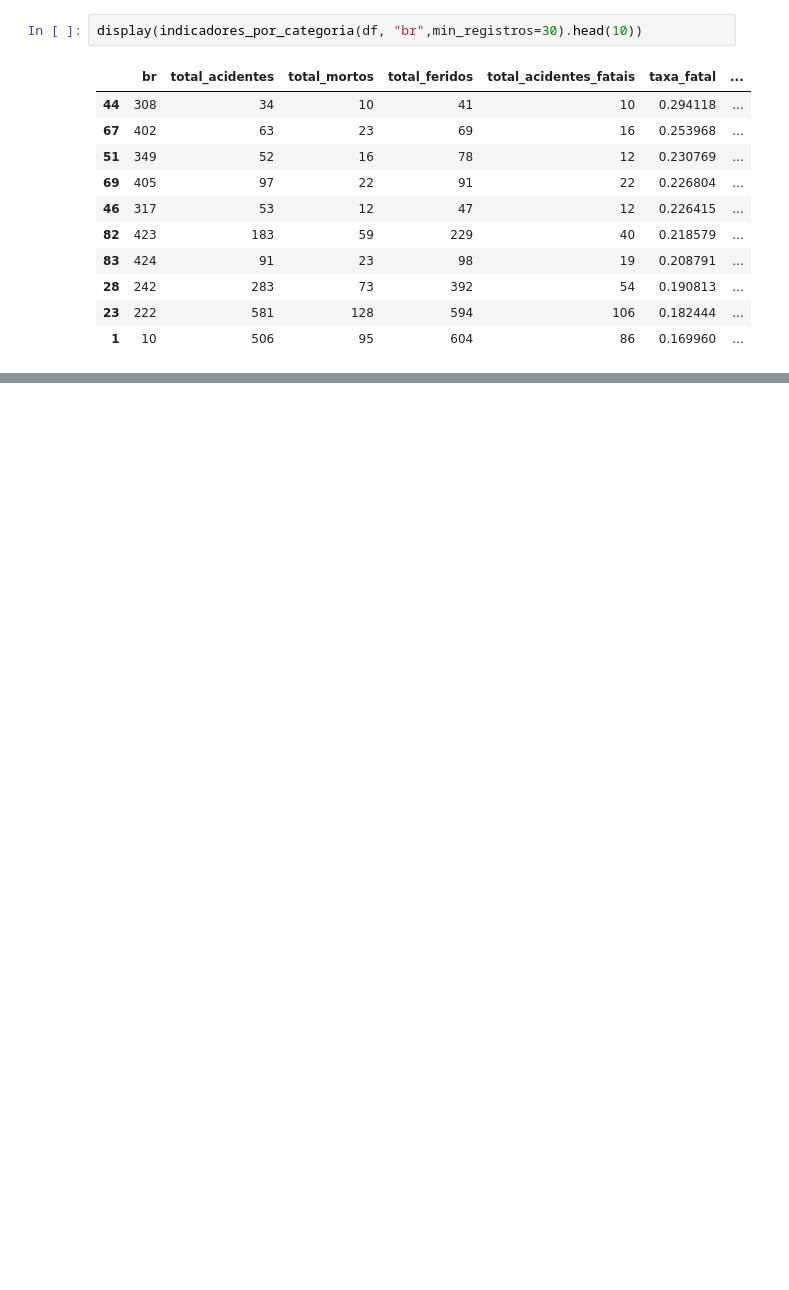
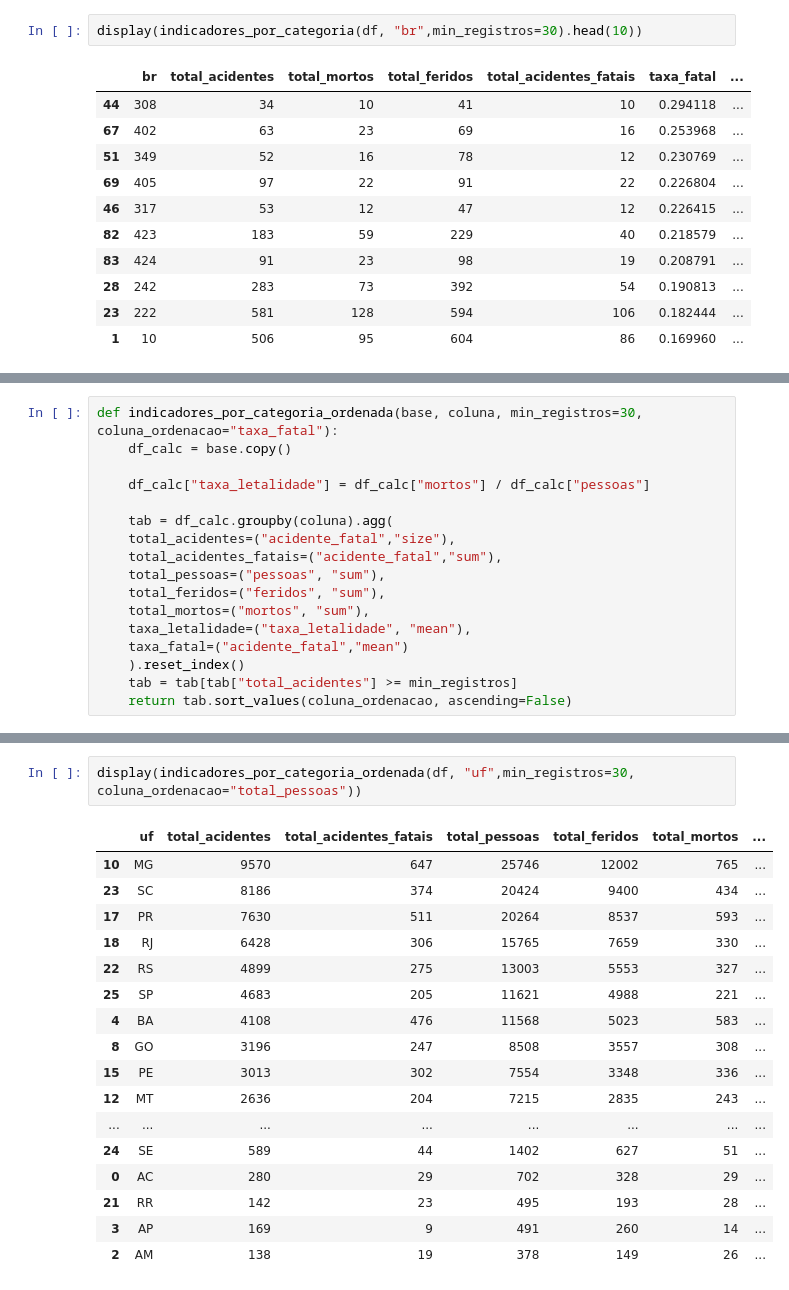
Before and after one commit to FellipeTNDiniz/FAP-2026-AnaliseDados-Python, a Jupyter notebook: notebooks/modulo05.ipynb, the cells around one changed output, grey strips where cells are left out. Saved outputs shown, nothing was run; the diff lists cells and outputs as text; blank space fills up the shorter version.

```diff
--- a/notebooks/modulo5.ipynb
+++ b/notebooks/modulo05.ipynb
@@ -231,0 +270,17 @@ display(indicadores_por_categoria(df, "faixa_horaria",min_registros=30))
+# %%
+def indicadores_por_categoria_ordenada(base, coluna, min_registros=30, coluna_ordenacao="taxa_fatal"):
+    df_calc = base.copy()
+
+    df_calc["taxa_letalidade"] = df_calc["mortos"] / df_calc["pessoas"]
+
+    tab = df_calc.groupby(coluna).agg(
+    total_acidentes=("acidente_fatal","size"),
+    total_acidentes_fatais=("acidente_fatal","sum"),
+    total_pessoas=("pessoas", "sum"),
+    total_feridos=("feridos", "sum"),
+    total_mortos=("mortos", "sum"),
+    taxa_letalidade=("taxa_letalidade", "mean"),
+    taxa_fatal=("acidente_fatal","mean")
+    ).reset_index()
+    tab = tab[tab["total_acidentes"] >= min_registros]
+    return tab.sort_values(coluna_ordenacao, ascending=False)
@@ -231,0 +299,20 @@ display(indicadores_por_categoria(df, "faixa_horaria",min_registros=30))
+# %%
+display(indicadores_por_categoria_ordenada(df, "uf",min_registros=30, coluna_ordenacao="total_pessoas"))
+# %% [output]
+|  | uf | total_acidentes | total_acidentes_fatais | total_pessoas | total_feridos | total_mortos | ... |
+| 10 | MG | 9570 | 647 | 25746 | 12002 | 765 | ... |
+| 23 | SC | 8186 | 374 | 20424 | 9400 | 434 | ... |
+| 17 | PR | 7630 | 511 | 20264 | 8537 | 593 | ... |
+| 18 | RJ | 6428 | 306 | 15765 | 7659 | 330 | ... |
+| 22 | RS | 4899 | 275 | 13003 | 5553 | 327 | ... |
+| 25 | SP | 4683 | 205 | 11621 | 4988 | 221 | ... |
+| 4 | BA | 4108 | 476 | 11568 | 5023 | 583 | ... |
+| 8 | GO | 3196 | 247 | 8508 | 3557 | 308 | ... |
+| 15 | PE | 3013 | 302 | 7554 | 3348 | 336 | ... |
+| 12 | MT | 2636 | 204 | 7215 | 2835 | 243 | ... |
+| ... | ... | ... | ... | ... | ... | ... | ... |
+| 24 | SE | 589 | 44 | 1402 | 627 | 51 | ... |
+| 0 | AC | 280 | 29 | 702 | 328 | 29 | ... |
+| 21 | RR | 142 | 23 | 495 | 193 | 28 | ... |
+| 3 | AP | 169 | 9 | 491 | 260 | 14 | ... |
+| 2 | AM | 138 | 19 | 378 | 149 | 26 | ... |
```
Also changed, not shown: parts of 8 cells of this notebook.
